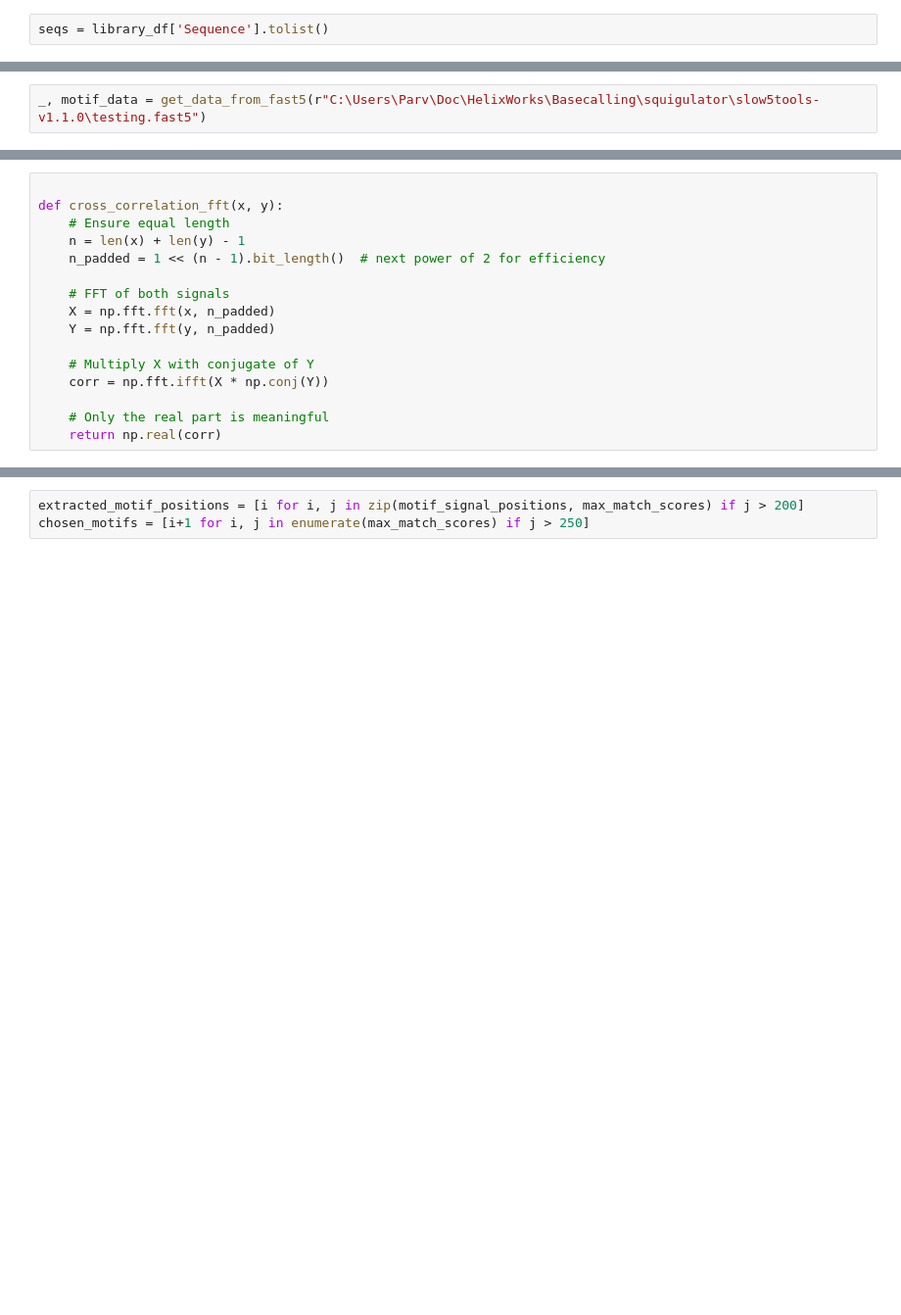
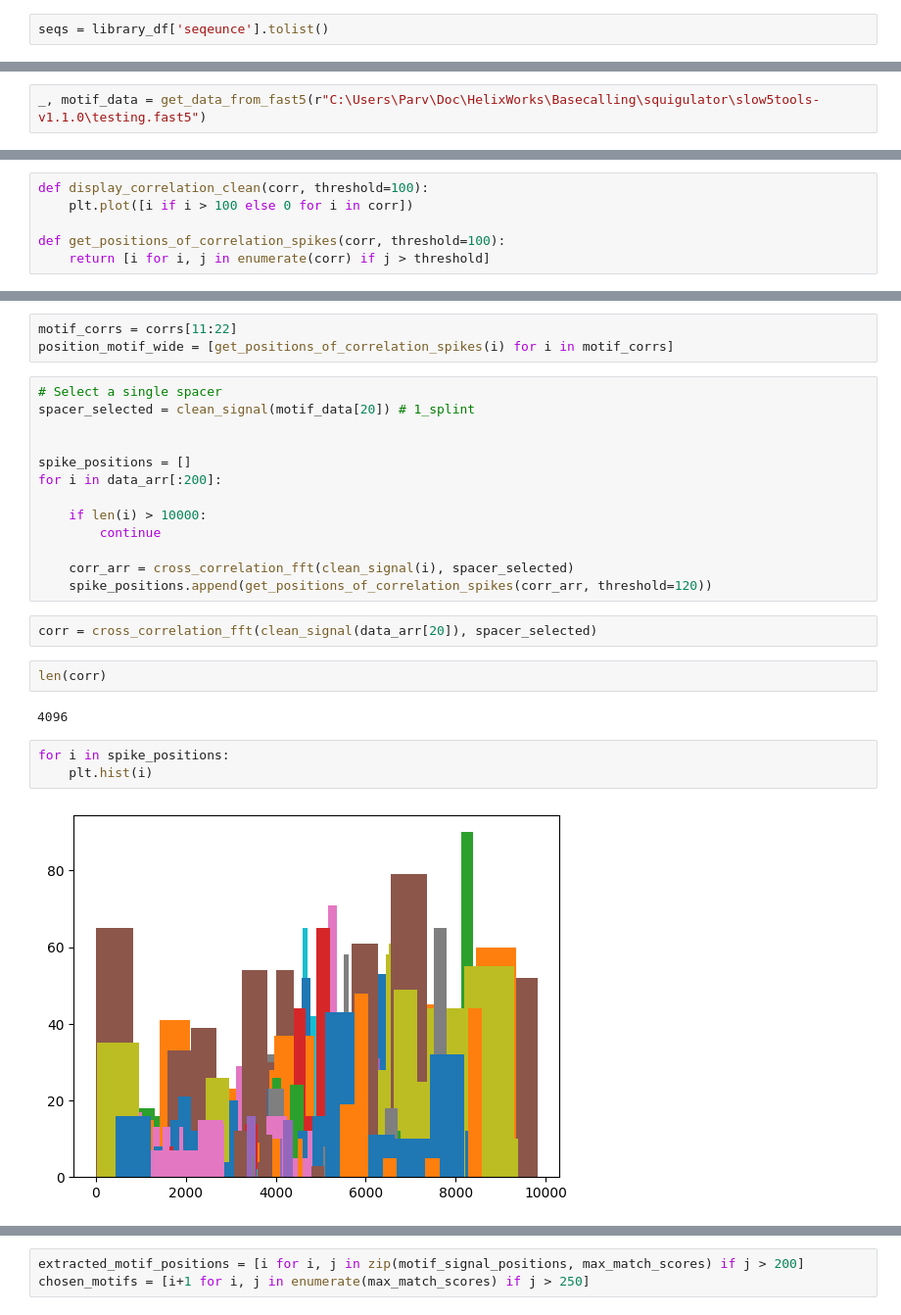
Before and after one commit to Parvfect/DSP, a Jupyter notebook: experimentation.ipynb, the cells around one changed output, grey strips where cells are left out. Shown: that part at 98% size. Drawn from its saved outputs; the diff is of its cells as text; blank space fills up the shorter version.

```diff
--- a/experimentation.ipynb
+++ b/experimentation.ipynb
@@ -99,2 +119,2 @@ library_df = pd.read_csv("data\completed_library.csv")
 # %%
-seqs = library_df['Sequence'].tolist()
+seqs = library_df['seqeunce'].tolist()
@@ -169,16 +170,0 @@ len(data)
-# %%
-
-def cross_correlation_fft(x, y):
-    # Ensure equal length
-    n = len(x) + len(y) - 1
-    n_padded = 1 << (n - 1).bit_length()  # next power of 2 for efficiency
-
-    # FFT of both signals
-    X = np.fft.fft(x, n_padded)
-    Y = np.fft.fft(y, n_padded)
-
-    # Multiply X with conjugate of Y
-    corr = np.fft.ifft(X * np.conj(Y))
-
-    # Only the real part is meaningful
-    return np.real(corr)
@@ -232 +196,7 @@ array([589, 522, 513, ..., 600, 587, 613], dtype=int16)
+# %%
+def display_correlation_clean(corr, threshold=100):
+    plt.plot([i if i > 100 else 0 for i in corr])
+
+def get_positions_of_correlation_spikes(corr, threshold=100):
+    return [i for i, j in enumerate(corr) if j > threshold]
 # %%
@@ -233,0 +209,27 @@ motif_signal_positions, max_match_scores = create_motif_payload_sequence(data_ar
+# %%
+motif_corrs = corrs[11:22]
+position_motif_wide = [get_positions_of_correlation_spikes(i) for i in motif_corrs]
+# %%
+# Select a single spacer
+spacer_selected = clean_signal(motif_data[20]) # 1_splint
+
+
+spike_positions = []
+for i in data_arr[:200]:
+
+    if len(i) > 10000:
+        continue
+
+    corr_arr = cross_correlation_fft(clean_signal(i), spacer_selected)
+    spike_positions.append(get_positions_of_correlation_spikes(corr_arr, threshold=120))
+# %%
+corr = cross_correlation_fft(clean_signal(data_arr[20]), spacer_selected)
+# %%
+len(corr)
+# %% [output]
+4096
+# %%
+for i in spike_positions:
+    plt.hist(i)
+# %% [output]
+[figure, added]
```
Also changed, not shown: parts of 32 cells of this notebook, 6 other files.
